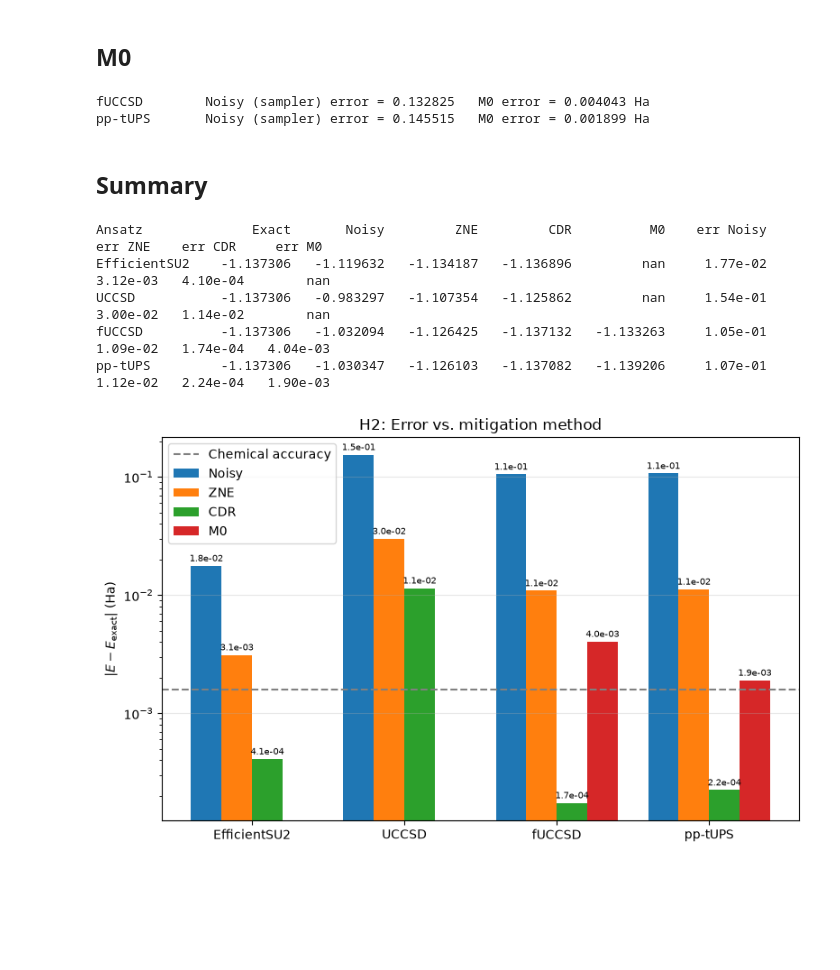
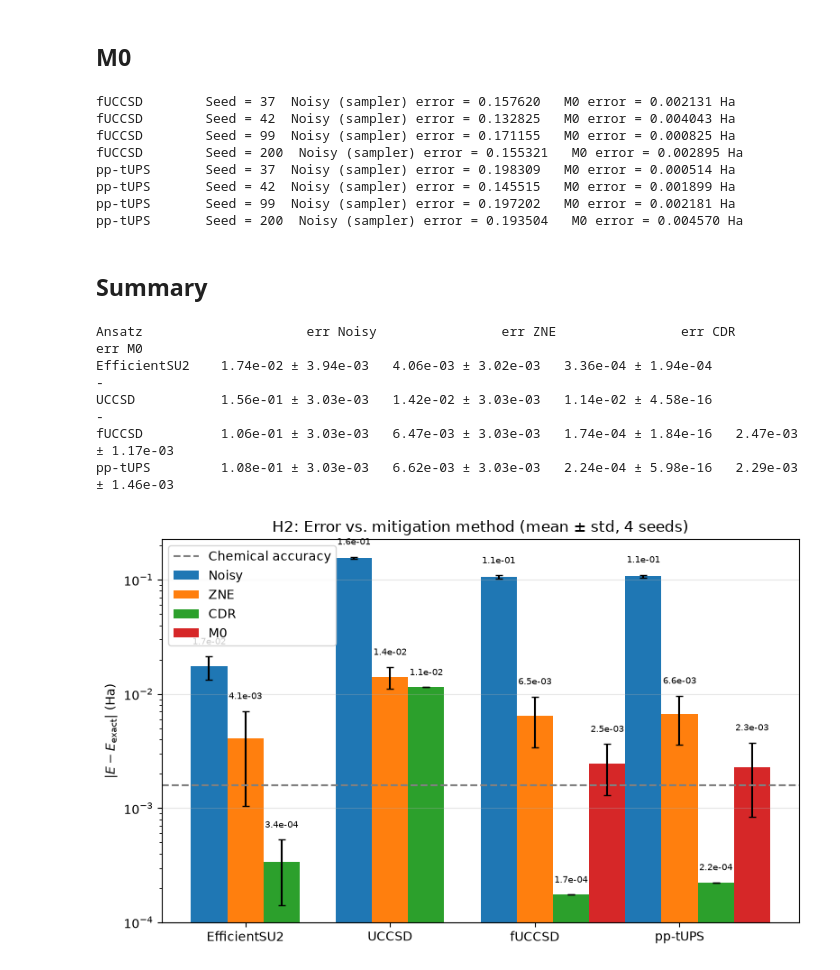
Before and after one commit to toukir26251/qem-chem-benchmark, a Jupyter notebook: notebooks/01_H2_benchmark.ipynb, the cells around one changed output. Drawn from its saved outputs; the diff is of its cells as text; code cells hidden in the pictures; blank space fills up the shorter version.

```diff
--- a/notebooks/01_H2_benchmark.ipynb
+++ b/notebooks/01_H2_benchmark.ipynb
@@ -31,7 +31,7 @@ from src.chem import get_molecule, get_problem, get_ansatz
 from src.backend import run_vqe, get_transpiled
 from src.mitigation import ZNE, CDR, M0
 
-load_config("configs/h2.yaml")
+cfg = load_config("configs/h2.yaml")
 
 molecule, mf, cas = get_molecule()
 problem = get_problem()
@@ -58,7 +58,8 @@ Each ansatz comes with its own Hamiltonian:
 UCCSD and fUCCSD start from θ = 0 (the HF state). EfficientSU2 starts from small random values, because θ = 0 is not the HF state for it.
 # %%
 ANSATZE = ["EfficientSU2", "UCCSD", "fUCCSD", "pp-tUPS"]
-results = {name: {} for name in ANSATZE}
+SEEDS = cfg["vqe"]["seeds"]
+results = {name: {seed: {} for seed in SEEDS} for name in ANSATZE}
 # %% [markdown]
 ## VQE (noiseless) and transpiling
 # %%
@@ -216,57 +336,75 @@ plt.show()
 M0_ANSATZE = ["fUCCSD", "pp-tUPS"]   # M0 only works with SlowQuant ansatze
 
 for name in ANSATZE:
-    r = results[name]
-    if name in M0_ANSATZE:
-        r["E_noisy_m0"], r["E_m0"] = M0().run(name, r["theta_opt"])
-        print(f"{name:13s} Noisy (sampler) error = {abs(r['E_noisy_m0'] - r['E_exact']):.6f}   "
-              f"M0 error = {abs(r['E_m0'] - r['E_exact']):.6f} Ha")
-    else:
-        r["E_noisy_m0"] = r["E_m0"] = np.nan
+    for seed in SEEDS:
+        r = results[name][seed]
+        if name in M0_ANSATZE:
+            r["E_noisy_m0"], r["E_m0"] = M0(seed).run(name, r["theta_opt"])
+            print(f"{name:13s} Seed = {seed}  Noisy (sampler) error = {abs(r['E_noisy_m0'] - r['E_exact']):.6f}   "
+                  f"M0 error = {abs(r['E_m0'] - r['E_exact']):.6f} Ha")
+        else:
+            r["E_noisy_m0"] = r["E_m0"] = np.nan
 # %% [output]
-fUCCSD        Noisy (sampler) error = 0.132825   M0 error = 0.004043 Ha
-pp-tUPS       Noisy (sampler) error = 0.145515   M0 error = 0.001899 Ha
+fUCCSD        Seed = 37  Noisy (sampler) error = 0.157620   M0 error = 0.002131 Ha
+fUCCSD        Seed = 42  Noisy (sampler) error = 0.132825   M0 error = 0.004043 Ha
+fUCCSD        Seed = 99  Noisy (sampler) error = 0.171155   M0 error = 0.000825 Ha
+fUCCSD        Seed = 200  Noisy (sampler) error = 0.155321   M0 error = 0.002895 Ha
+pp-tUPS       Seed = 37  Noisy (sampler) error = 0.198309   M0 error = 0.000514 Ha
+pp-tUPS       Seed = 42  Noisy (sampler) error = 0.145515   M0 error = 0.001899 Ha
+pp-tUPS       Seed = 99  Noisy (sampler) error = 0.197202   M0 error = 0.002181 Ha
+pp-tUPS       Seed = 200  Noisy (sampler) error = 0.193504   M0 error = 0.004570 Ha
 # %% [markdown]
 ## Summary
 # %%
-print(f"{'Ansatz':13s} {'Exact':>11s} {'Noisy':>11s} {'ZNE':>11s} {'CDR':>11s} {'M0':>11s}   "
-      f"{'err Noisy':>10s} {'err ZNE':>10s} {'err CDR':>10s} {'err M0':>10s}")
+def errs(name, key):
+    return np.array([abs(results[name][s][key] - results[name][s]["E_exact"]) for s in SEEDS])
+
+keys = ("E_noisy", "E_zne", "E_cdr", "E_m0")
+
+print(f"{'Ansatz':13s} {'err Noisy':>22s} {'err ZNE':>22s} {'err CDR':>22s} {'err M0':>22s}")
 for name in ANSATZE:
-    r = results[name]
-    errs = [abs(r[k] - r["E_exact"]) for k in ("E_noisy", "E_zne", "E_cdr", "E_m0")]
-    print(f"{name:13s} {r['E_exact']:11.6f} {r['E_noisy']:11.6f} {r['E_zne']:11.6f} "
-          f"{r['E_cdr']:11.6f} {r['E_m0']:11.6f}   " + " ".join(f"{e:10.2e}" for e in errs))
+    cells = []
+    for k in keys:
+        e = errs(name, k)
+        cells.append(f"{'-':>22s}" if np.isnan(e).all() else f"{e.mean():10.2e} ± {e.std():8.2e}")
+    print(f"{name:13s} " + " ".join(cells))
 # %% [output]
-Ansatz              Exact       Noisy         ZNE         CDR          M0    err Noisy    err ZNE    err CDR     err M0
-EfficientSU2    -1.137306   -1.119632   -1.134187   -1.136896         nan     1.77e-02   3.12e-03   4.10e-04        nan
-UCCSD           -1.137306   -0.983297   -1.107354   -1.125862         nan     1.54e-01   3.00e-02   1.14e-02        nan
-fUCCSD          -1.137306   -1.032094   -1.126425   -1.137132   -1.133263     1.05e-01   1.09e-02   1.74e-04   4.04e-03
-pp-tUPS         -1.137306   -1.030347   -1.126103   -1.137082   -1.139206     1.07e-01   1.12e-02   2.24e-04   1.90e-03
+Ansatz                     err Noisy                err ZNE                err CDR                 err M0
+EfficientSU2    1.74e-02 ± 3.94e-03   4.06e-03 ± 3.02e-03   3.36e-04 ± 1.94e-04                      -
+UCCSD           1.56e-01 ± 3.03e-03   1.42e-02 ± 3.03e-03   1.14e-02 ± 4.58e-16                      -
+fUCCSD          1.06e-01 ± 3.03e-03   6.47e-03 ± 3.03e-03   1.74e-04 ± 1.84e-16   2.47e-03 ± 1.17e-03
+pp-tUPS         1.08e-01 ± 3.03e-03   6.62e-03 ± 3.03e-03   2.24e-04 ± 5.98e-16   2.29e-03 ± 1.46e-03
 # %%
 import numpy as np
 import matplotlib.pyplot as plt
 
 methods = [("E_noisy", "Noisy"), ("E_zne", "ZNE"), ("E_cdr", "CDR"), ("E_m0", "M0")]
-w = 0.2
+w = 0.25
 x = np.arange(len(ANSATZE))
+
+def errs(name, key):
+    """|E - E_exact| for every seed of one ansatz."""
+    return np.array([abs(results[name][s][key] - results[name][s]["E_exact"]) for s in SEEDS])
 
 fig, ax = plt.subplots(figsize=(8, 5))
 for i, (key, label) in enumerate(methods):
-    errs = [abs(results[n][key] - results[n]["E_exact"]) for n in ANSATZE]
-    bars = ax.bar(x + (i - 1.5) * w, errs, w, label=label)
-    ax.bar_label(bars, labels=["" if np.isnan(e) else f"{e:.1e}" for e in errs], fontsize=7, padding=2)
+    mean = np.array([errs(n, key).mean() for n in ANSATZE])
+    std = np.array([errs(n, key).std() for n in ANSATZE])
+    lower = np.minimum(std, 0.9 * mean)          # keeps the lower error bar positive on the log axis
+    bars = ax.bar(x + (i - 1) * w, mean, w, yerr=[lower, std], capsize=3, label=label)
+    ax.bar_label(bars, labels=[f"{m:.1e}" for m in mean], fontsize=7, padding=8)
 
 plt.axhline(1.6e-3, color="gray", ls="--", label="Chemical accuracy")
 
 ax.set_xticks(x)
 ax.set_xticklabels(ANSATZE)
 ax.set_ylabel(r"$|E - E_\mathrm{exact}|$ (Ha)")
 ax.set_yscale("log")
-ax.set_title("H2: Error vs. mitigation method")
+ax.set_title(f"H2: Error vs. mitigation method (mean ± std, {len(SEEDS)} seeds)")
 ax.legend()
 ax.grid(axis="y", alpha=0.3)
 plt.tight_layout()
 plt.savefig(f"plots/H2_mitigation_errors_{date}.png", dpi=200)
 plt.show()
 # %% [output]
-[figure, old version]
+[figure, new version]
```
Also changed, not shown: parts of 8 cells of this notebook, 26 other files.
